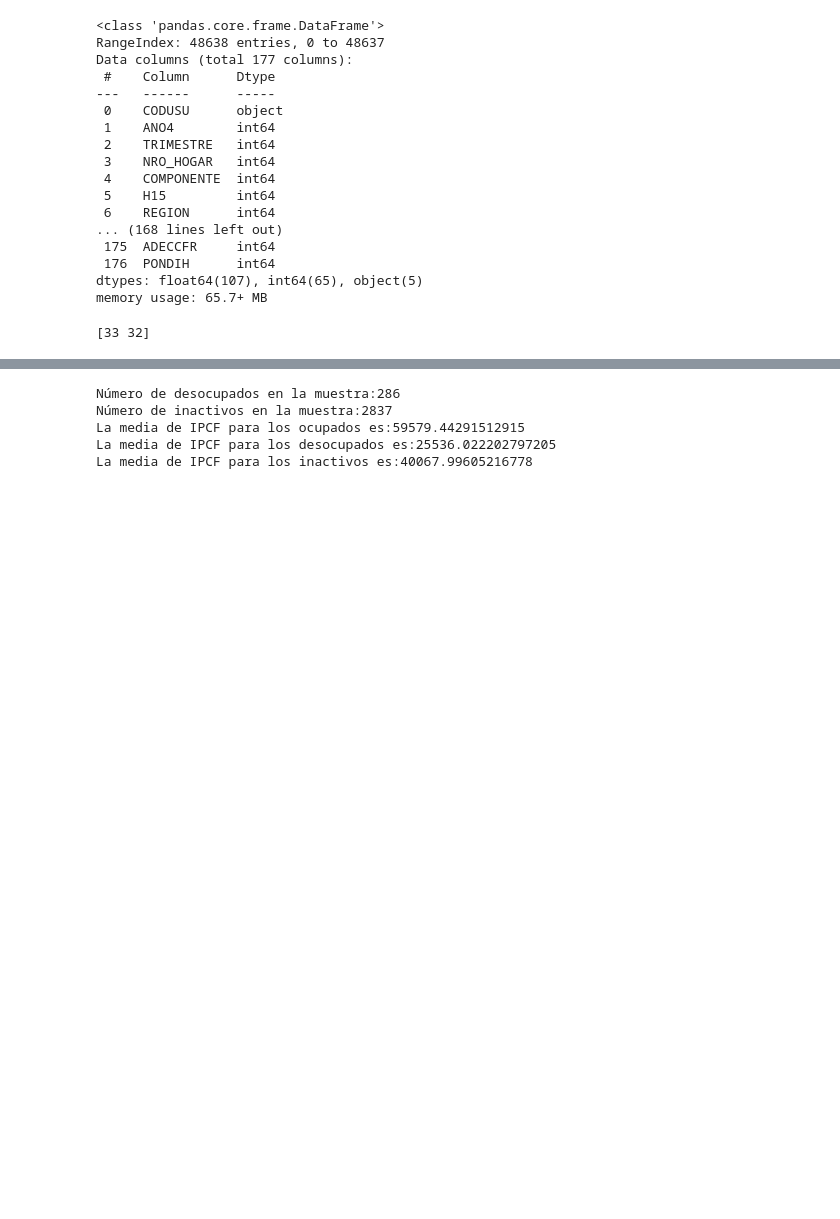
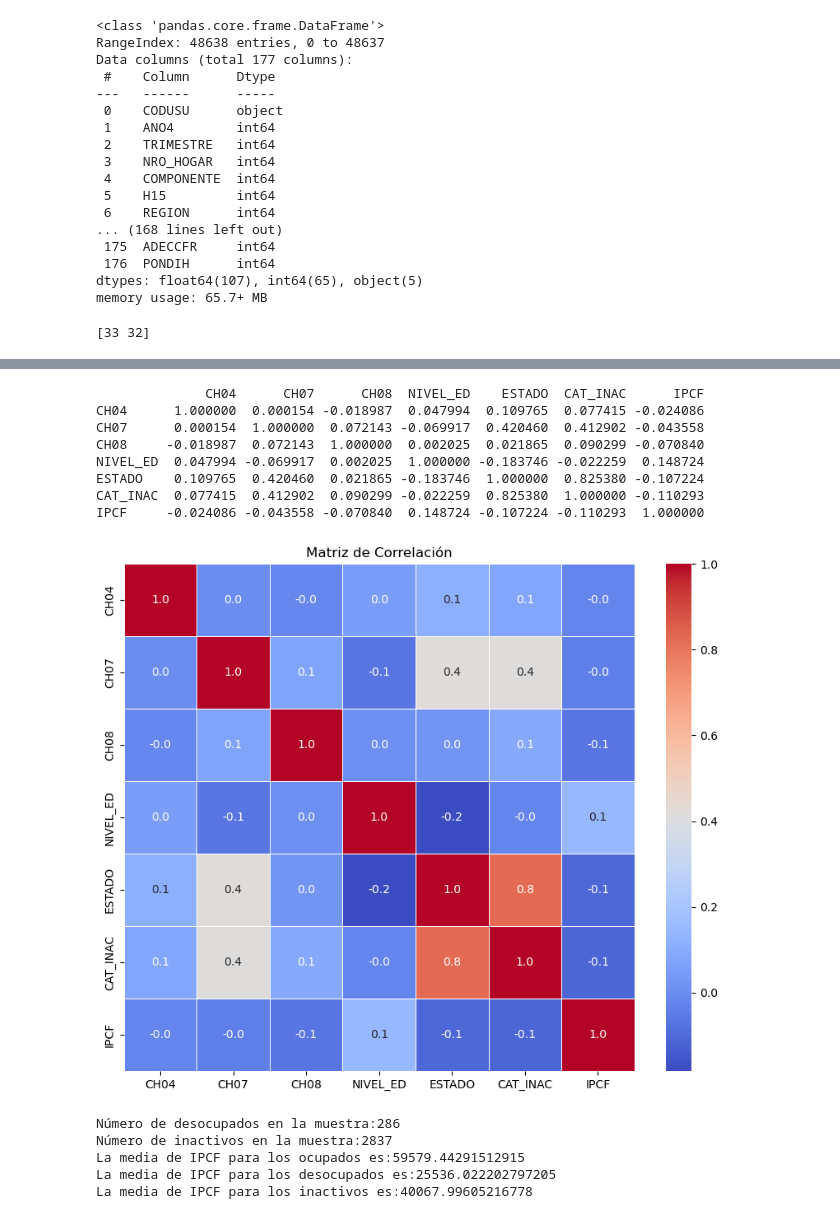
Before and after one commit to rmcondor/big-data-tp2, a Jupyter notebook: codes/TP2_Code.ipynb, the cells around one changed output, grey strips where cells are left out. Saved outputs shown, nothing was run; the diff lists cells and outputs as text; code cells hidden in the pictures; blank space fills up the shorter version.

Commit message:
Customization of corr matrix graph

```diff
--- a/codes/TP2_Code.ipynb
+++ b/codes/TP2_Code.ipynb
@@ -98,3 +83,24 @@ plt.show()
+# %%
+#2d) Matriz de correlación con las siguientes variables
+covars = eph_indiv[['CH04', 'CH07', 'CH08', 'NIVEL_ED', 'ESTADO', 'CAT_INAC', 'IPCF']] # Variables
+corr_matrix = covars.corr()
+print(corr_matrix) #Matriz de correlación
+
+# Ahora hacemos un gráfico usando la librería 'seaborn'
+plt.figure(figsize=(10, 8))
+sns.heatmap(corr_matrix, annot=True, cmap= "coolwarm", fmt=".1f", linewidths=0.5)
+plt.title("Matriz de Correlación")
+plt.show()
+# %% [output]
+              CH04      CH07      CH08  NIVEL_ED    ESTADO  CAT_INAC      IPCF
+CH04      1.000000  0.000154 -0.018987  0.047994  0.109765  0.077415 -0.024086
+CH07      0.000154  1.000000  0.072143 -0.069917  0.420460  0.412902 -0.043558
+CH08     -0.018987  0.072143  1.000000  0.002025  0.021865  0.090299 -0.070840
+NIVEL_ED  0.047994 -0.069917  0.002025  1.000000 -0.183746 -0.022259  0.148724
+ESTADO    0.109765  0.420460  0.021865 -0.183746  1.000000  0.825380 -0.107224
+CAT_INAC  0.077415  0.412902  0.090299 -0.022259  0.825380  1.000000 -0.110293
+IPCF     -0.024086 -0.043558 -0.070840  0.148724 -0.107224 -0.110293  1.000000
+[figure, added]
 # %%
 #2e) Calcular a los desocupados, inactivos y la media del Ingreso Per Capita Familiar segun estado (ocupado, desocupado, inactivo)
 
```
Also changed, not shown: parts of 4 cells of this notebook.
